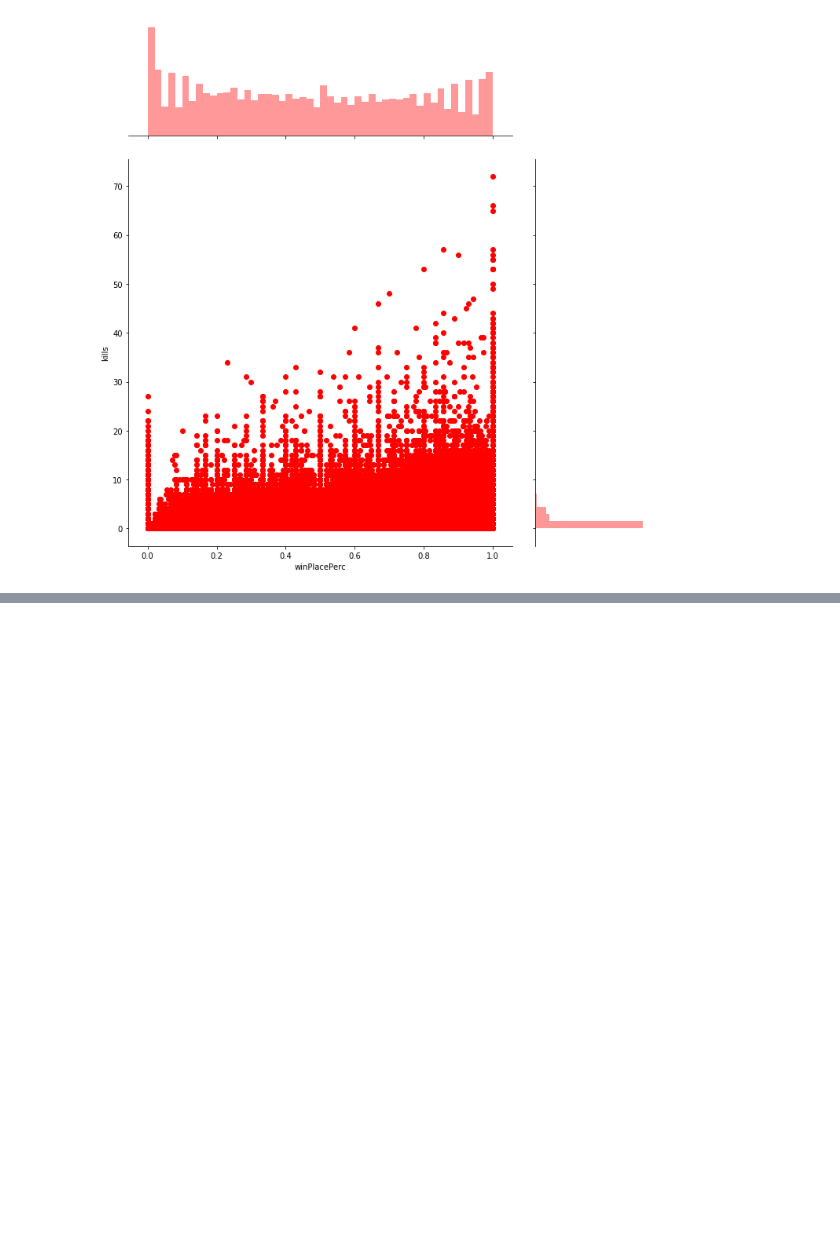
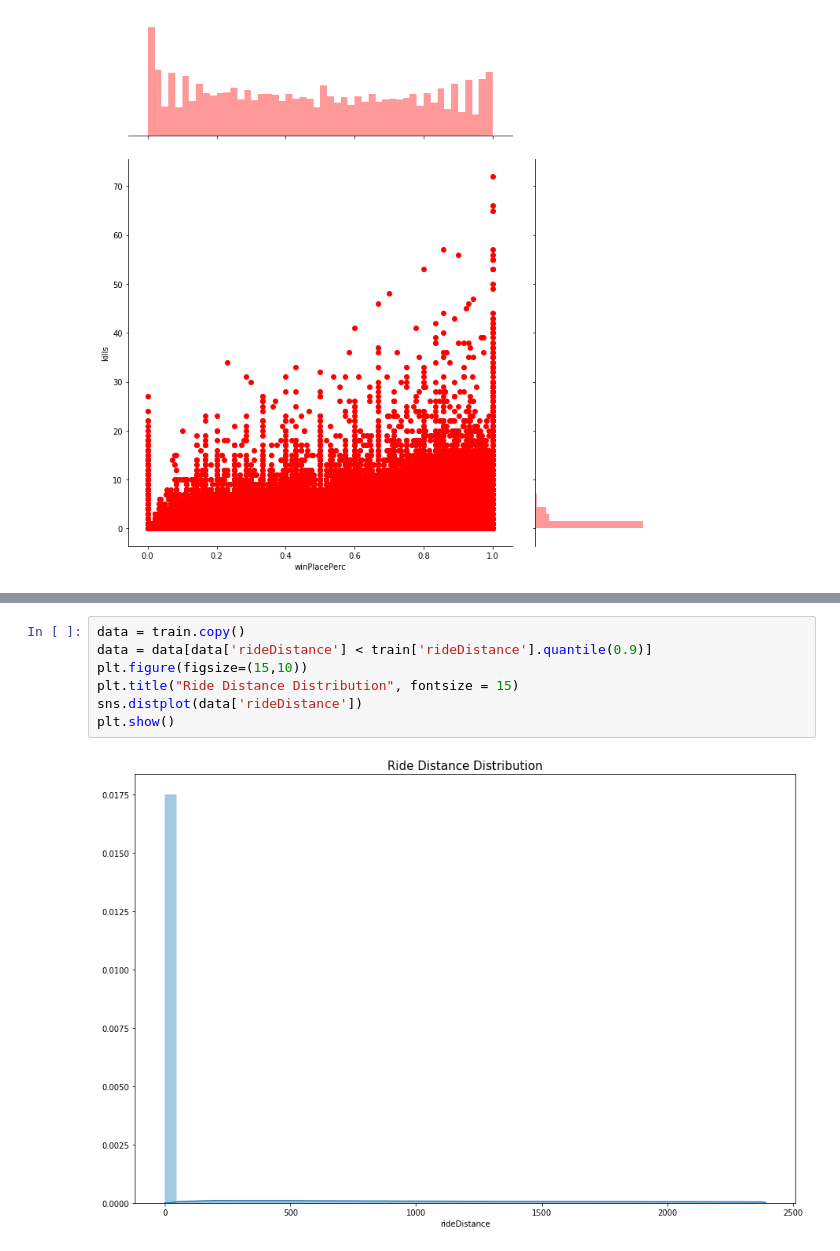
Before and after one commit to Sen-Ma/PUBG-Kaggle, a Jupyter notebook: PUBG_EDA_is_Fun.ipynb, the cells around one changed output, grey strips where cells are left out. Drawn from its saved outputs; the diff is of its cells as text; blank space fills up the shorter version.

```diff
--- a/PUBG_EDA_is_Fun.ipynb
+++ b/PUBG_EDA_is_Fun.ipynb
@@ -102,0 +130,9 @@ plt.show()
+# %%
+data = train.copy()
+data = data[data['rideDistance'] < train['rideDistance'].quantile(0.9)]
+plt.figure(figsize=(15,10))
+plt.title("Ride Distance Distribution", fontsize = 15)
+sns.distplot(data['rideDistance'])
+plt.show()
+# %% [output]
+[figure, added]
```
Also changed, not shown: parts of 12 cells of this notebook.
